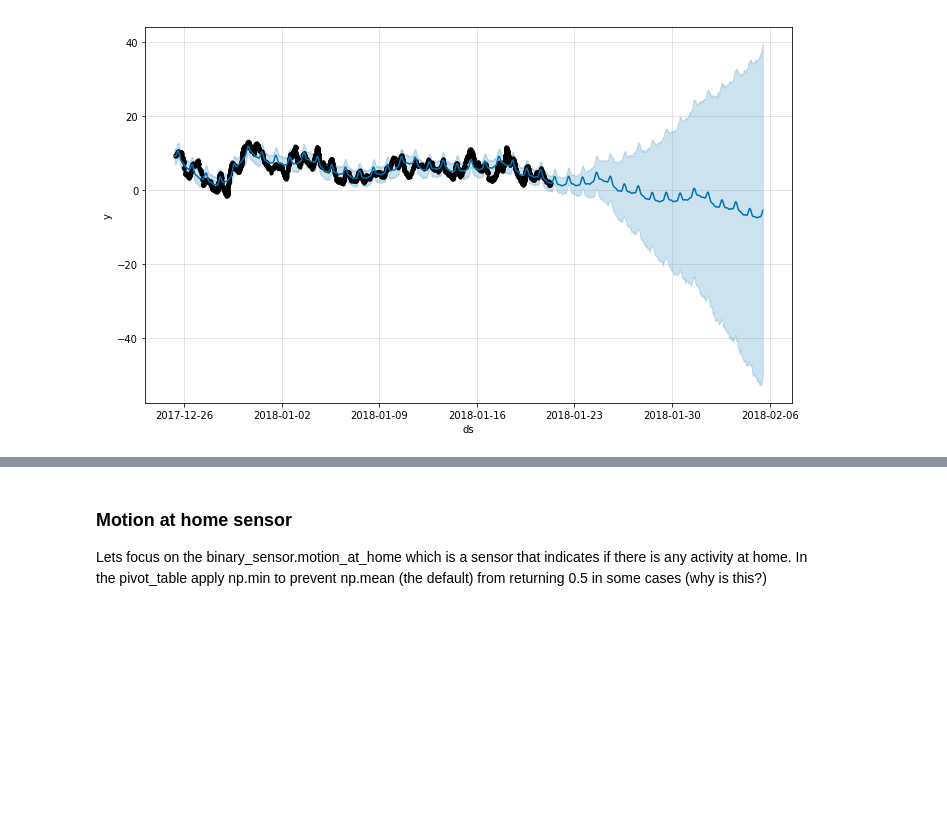
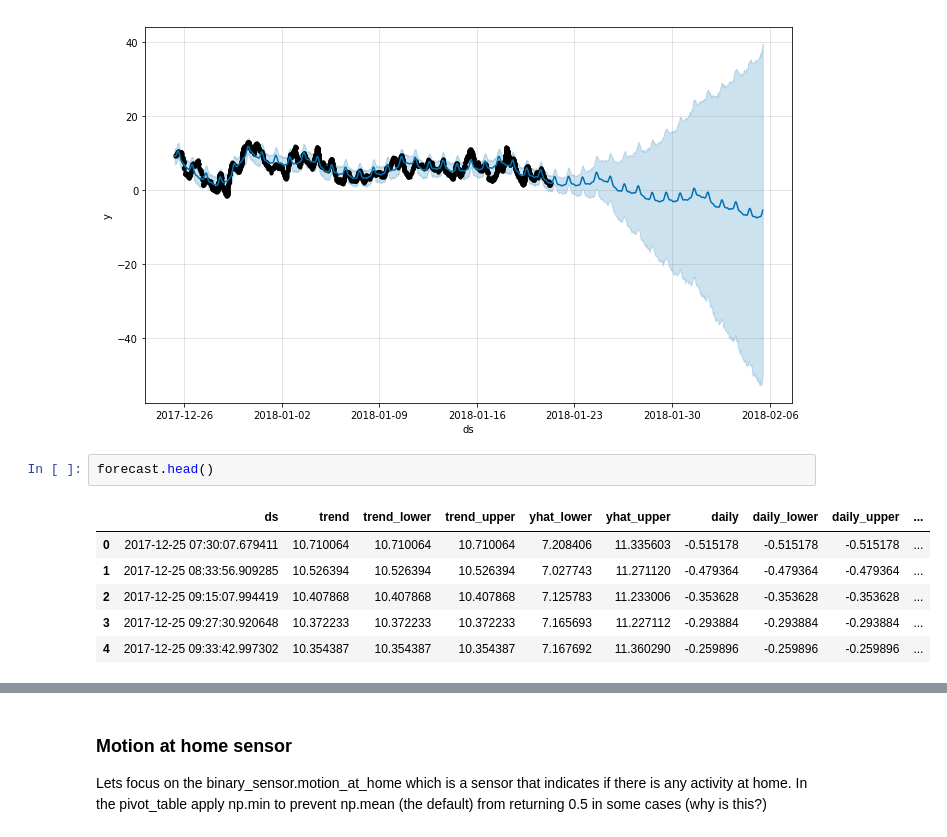
Before and after one commit to robmarkcole/HASS-data-science, a Jupyter notebook: HASS data science 21-1-2018.ipynb, the cells around one changed output, grey strips where cells are left out. Drawn from its saved outputs; the diff is of its cells as text; blank space fills up the shorter version.

```diff
--- a/HASS data science 21-1-2018.ipynb
+++ b/HASS data science 21-1-2018.ipynb
@@ -434,3 +429,12 @@ forecast = m.predict(future)
 m.plot(forecast);
 # %% [output]
 [figure]
+# %%
+forecast.head()
+# %% [output]
+|  | ds | trend | trend_lower | trend_upper | yhat_lower | yhat_upper | daily | daily_lower | daily_upper | ... |
+| 0 | 2017-12-25 07:30:07.679411 | 10.710064 | 10.710064 | 10.710064 | 7.208406 | 11.335603 | -0.515178 | -0.515178 | -0.515178 | ... |
+| 1 | 2017-12-25 08:33:56.909285 | 10.526394 | 10.526394 | 10.526394 | 7.027743 | 11.271120 | -0.479364 | -0.479364 | -0.479364 | ... |
+| 2 | 2017-12-25 09:15:07.994419 | 10.407868 | 10.407868 | 10.407868 | 7.125783 | 11.233006 | -0.353628 | -0.353628 | -0.353628 | ... |
+| 3 | 2017-12-25 09:27:30.920648 | 10.372233 | 10.372233 | 10.372233 | 7.165693 | 11.227112 | -0.293884 | -0.293884 | -0.293884 | ... |
+| 4 | 2017-12-25 09:33:42.997302 | 10.354387 | 10.354387 | 10.354387 | 7.167692 | 11.360290 | -0.259896 | -0.259896 | -0.259896 | ... |
```
Also changed, not shown: parts of 2 cells of this notebook, 1 other file.
